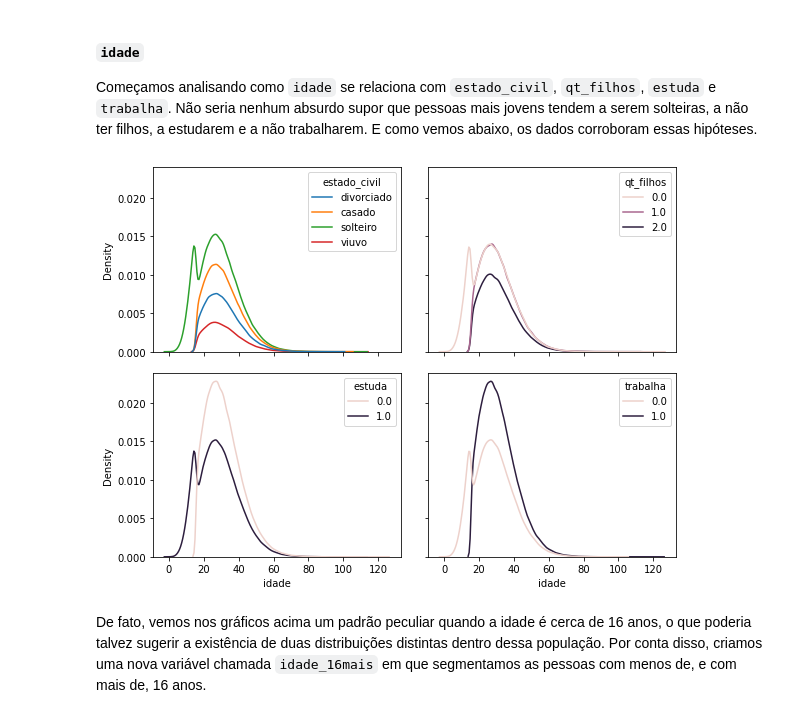
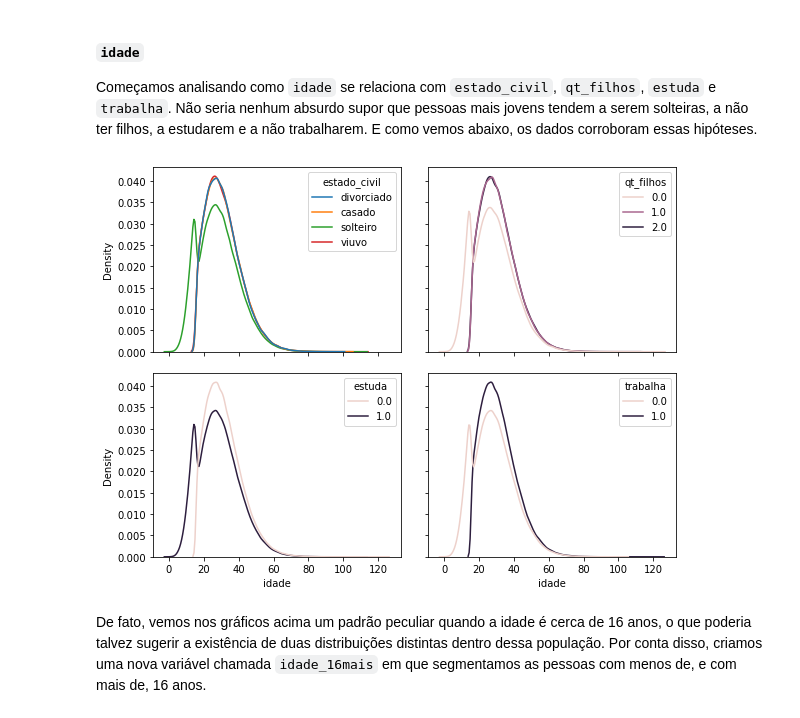
Before and after one commit to jeffc00/case_neoway, a Jupyter notebook: notebooks/case_neoway.ipynb, the cells around one changed output. Saved outputs shown, nothing was run; the diff lists cells and outputs as text; code cells hidden in the pictures.

```diff
--- a/notebooks/case_neoway.ipynb
+++ b/notebooks/case_neoway.ipynb
@@ -532,8 +462,12 @@ ind_df_2['qt_filhos'].value_counts(normalize=True)
 Name: qt_filhos, dtype: float64
 # %% [markdown]
 Por conta do baixo volume de observações com `qt_filhos > 1`, adotei como estratégia bucketizar todas essas observações. Assim, o número de categorias em `qt_filhos` caiu para 3, mas cada uma com um volume representativo de observações.
+# %%
+def bucketize_qt_filhos(df):
+    df.loc[df['qt_filhos'] > 1, 'qt_filhos'] = 2
+    return df
 # %%
-ind_df_2.loc[ind_df_2['qt_filhos'] > 1, 'qt_filhos'] = 2
+ind_df_2 = bucketize_qt_filhos(ind_df_2)
 ind_df_2['qt_filhos'].value_counts(normalize=True)
 # %% [output]
 0.0    0.413333
@@ -561,12 +495,12 @@ Começamos analisando como `idade` se relaciona com `estado_civil`, `qt_filhos`,
 # %%
 fig, ax = plt.subplots(2, 2, figsize=(8, 6), sharex=True, sharey=True)
 fig.tight_layout()
 
-sns.kdeplot(x='idade', hue='estado_civil', data=ind_df_2, ax=ax[0, 0])
-sns.kdeplot(x='idade', hue='qt_filhos', data=ind_df_2, ax=ax[0, 1])
-sns.kdeplot(x='idade', hue='estuda', data=ind_df_2, ax=ax[1, 0])
-sns.kdeplot(x='idade', hue='trabalha', data=ind_df_2, ax=ax[1, 1]);
+sns.kdeplot(x='idade', hue='estado_civil', data=ind_df_2, common_norm=False, ax=ax[0, 0])
+sns.kdeplot(x='idade', hue='qt_filhos', data=ind_df_2, common_norm=False, ax=ax[0, 1])
+sns.kdeplot(x='idade', hue='estuda', data=ind_df_2, common_norm=False, ax=ax[1, 0])
+sns.kdeplot(x='idade', hue='trabalha', data=ind_df_2, common_norm=False, ax=ax[1, 1]);
 # %% [output]
-[figure, old version]
+[figure, new version]
 # %% [markdown]
 De fato, vemos nos gráficos acima um padrão peculiar quando a idade é cerca de 16 anos, o que poderia talvez sugerir a existência de duas distribuições distintas dentro dessa população. Por conta disso, criamos uma nova variável chamada `idade_16mais` em que segmentamos as pessoas com menos de, e com mais de, 16 anos.
```
Also changed, not shown: parts of 149 cells of this notebook, 5 other files.
